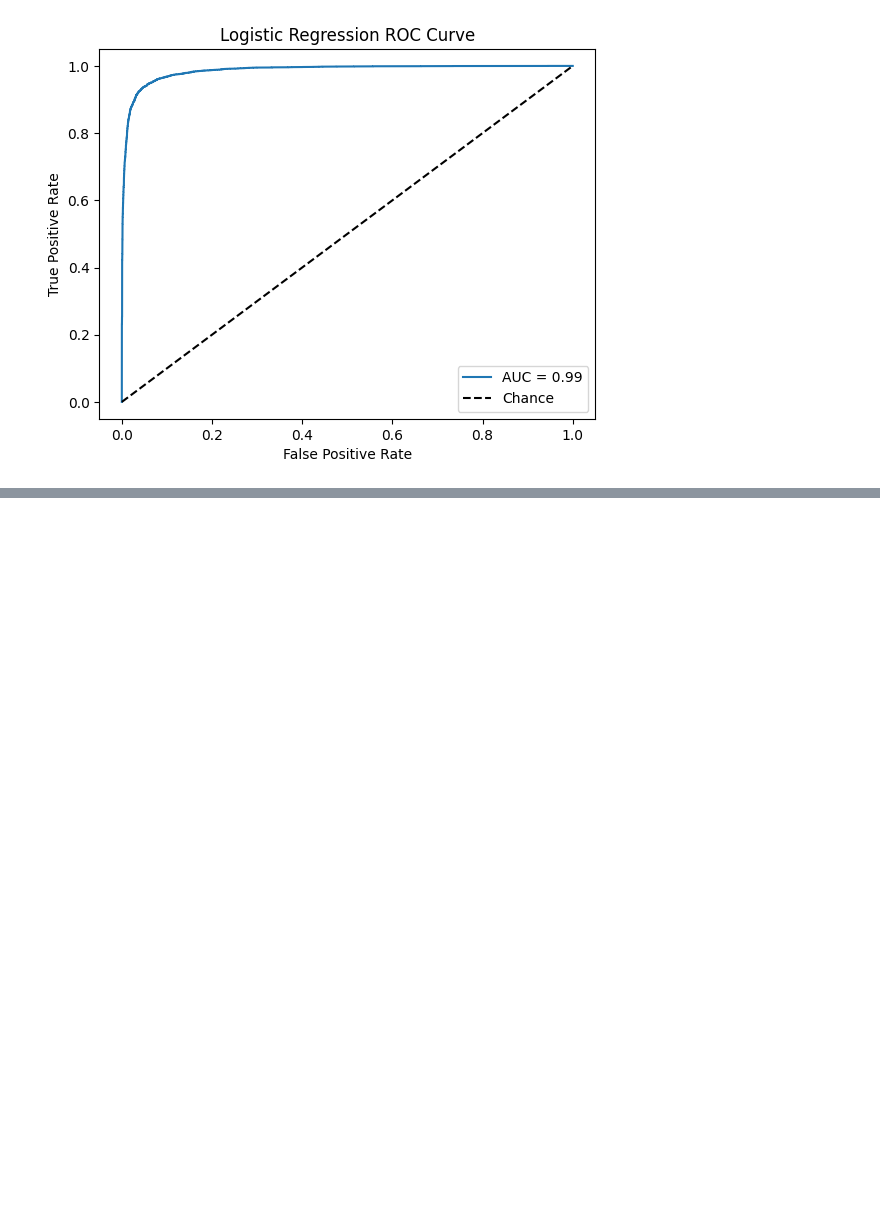
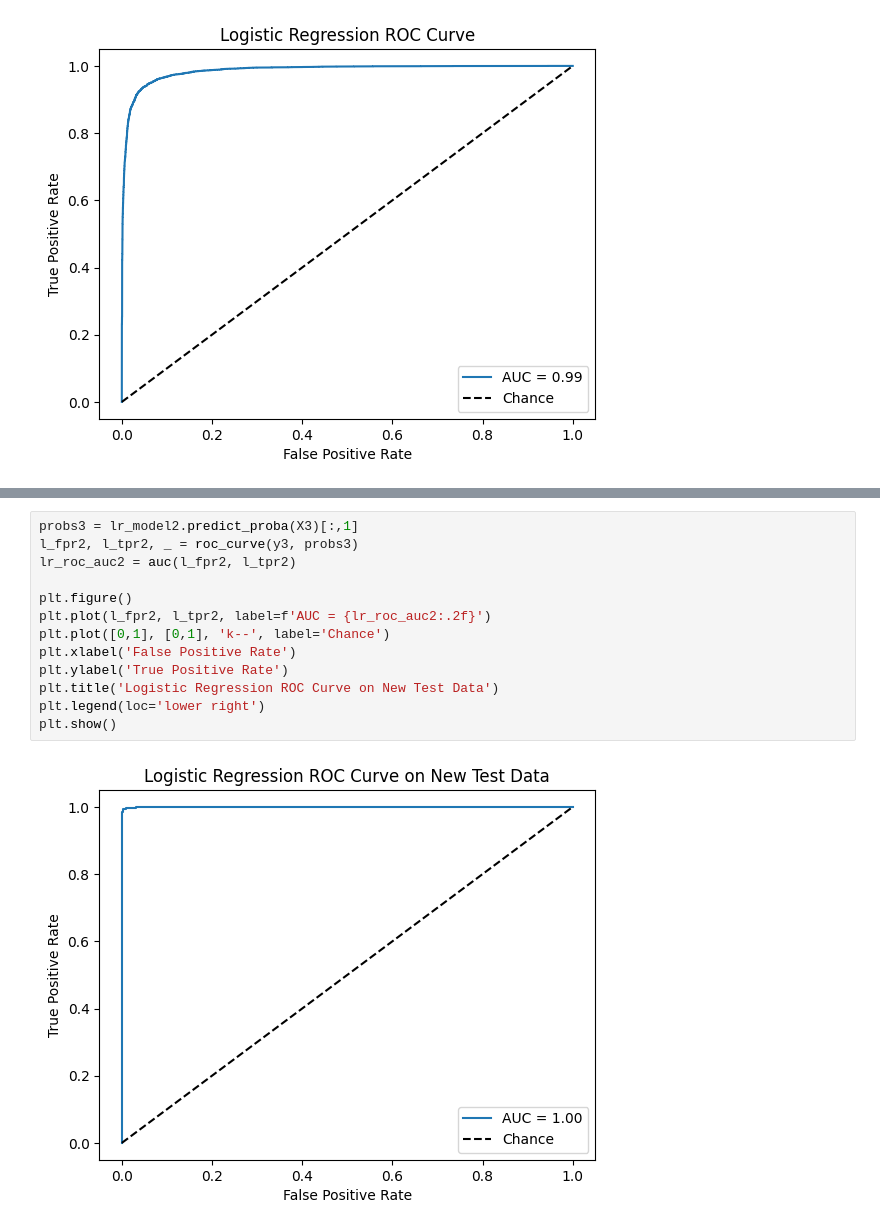
Before and after one commit to ajace13/Data-Ethics-Misinformation-Project, a Jupyter notebook: analysis.ipynb, the cells around one changed output, grey strips where cells are left out. Saved outputs shown, nothing was run; the diff lists cells and outputs as text; blank space fills up the shorter version.

```diff
--- a/analysis.ipynb
+++ b/analysis.ipynb
@@ -389,0 +461,15 @@ plt.show()
+# %%
+probs3 = lr_model2.predict_proba(X3)[:,1]
+l_fpr2, l_tpr2, _ = roc_curve(y3, probs3)
+lr_roc_auc2 = auc(l_fpr2, l_tpr2)
+
+plt.figure()
+plt.plot(l_fpr2, l_tpr2, label=f'AUC = {lr_roc_auc2:.2f}')
+plt.plot([0,1], [0,1], 'k--', label='Chance')
+plt.xlabel('False Positive Rate')
+plt.ylabel('True Positive Rate')
+plt.title('Logistic Regression ROC Curve on New Test Data')
+plt.legend(loc='lower right')
+plt.show()
+# %% [output]
+[figure, added]
```
Also changed, not shown: parts of 13 cells of this notebook, 2 other files.
